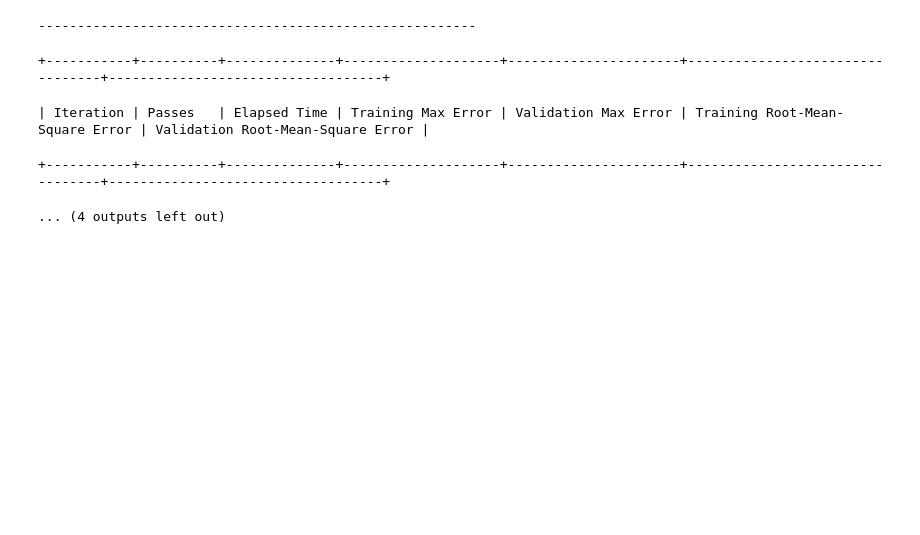
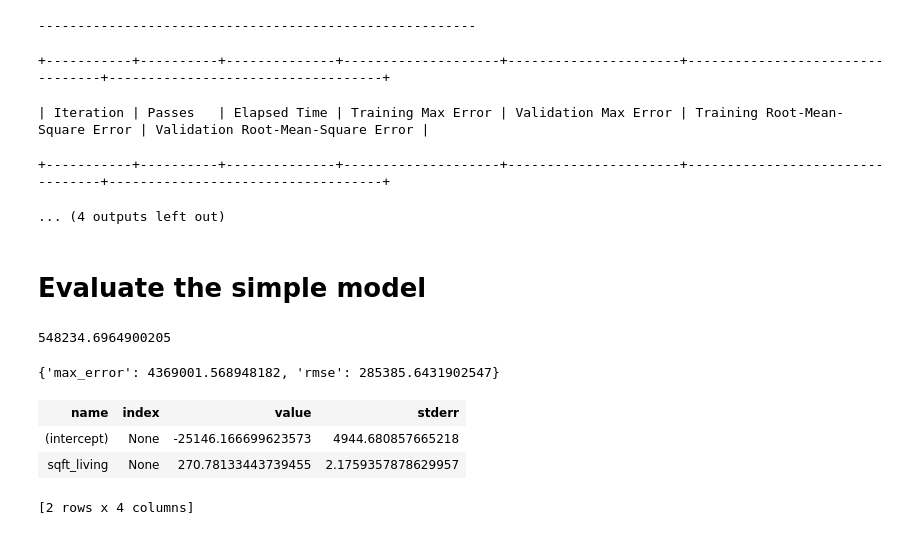
Before and after one commit to frank-nguyen-vd/coursera-machine-learning-specialization, a Jupyter notebook: house-price/predict-house-price.ipynb, the cells around one changed output. Saved outputs shown, nothing was run; the diff lists cells and outputs as text; code cells hidden in the pictures; blank space fills up the shorter version.

```diff
--- a/house-price/predict-house-price.ipynb
+++ b/house-price/predict-house-price.ipynb
@@ -78,3 +78,20 @@ Starting Newton Method
 | Iteration | Passes   | Elapsed Time | Training Max Error | Validation Max Error | Training Root-Mean-Square Error | Validation Root-Mean-Square Error |
 +-----------+----------+--------------+--------------------+----------------------+---------------------------------+-----------------------------------+
 ... (4 outputs left out)
+# %% [markdown]
+# Evaluate the simple model
+# %%
+print(test_data['price'].mean())
+# %% [output]
+548234.6964900205
+# %%
+sqft_model.evaluate(test_data)
+# %% [output]
+{'max_error': 4369001.568948182, 'rmse': 285385.6431902547}
+# %%
+sqft_model.coefficients
+# %% [output]
+| name | index | value | stderr |
+| (intercept) | None | -25146.166699623573 | 4944.680857665218 |
+| sqft_living | None | 270.78133443739455 | 2.1759357878629957 |
+[2 rows x 4 columns]
```
Also changed, not shown: parts of 19 cells of this notebook.
